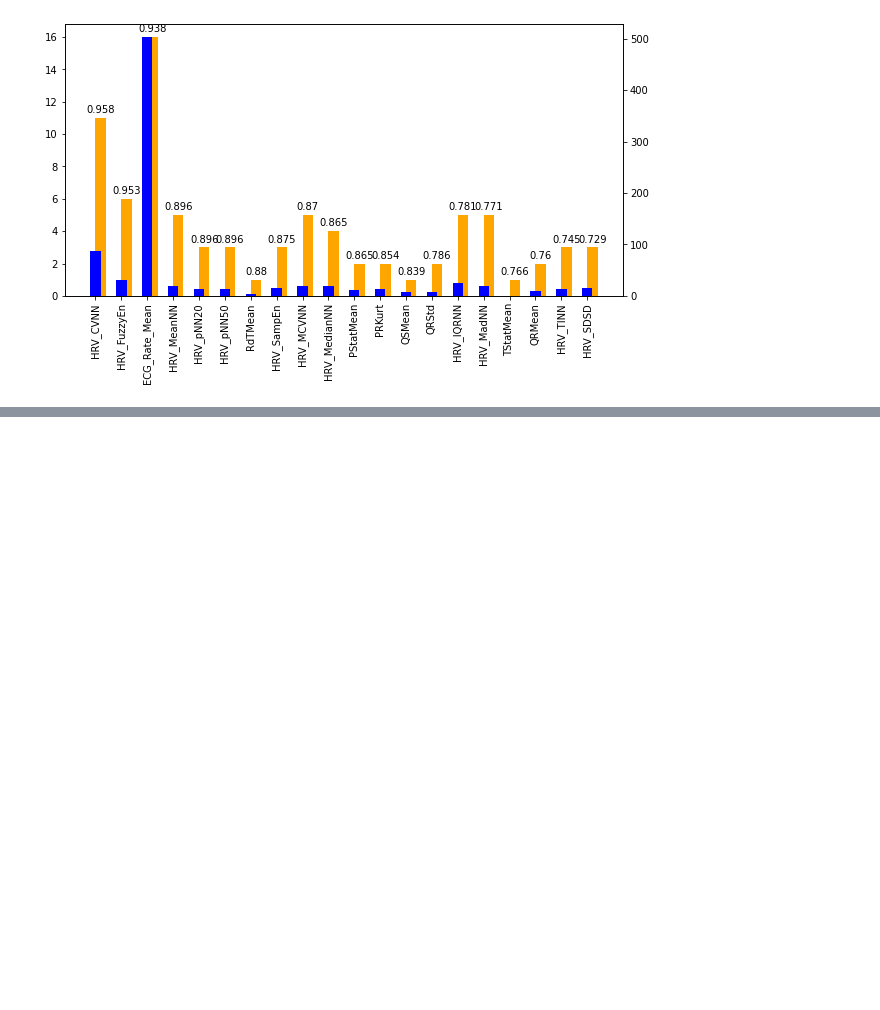
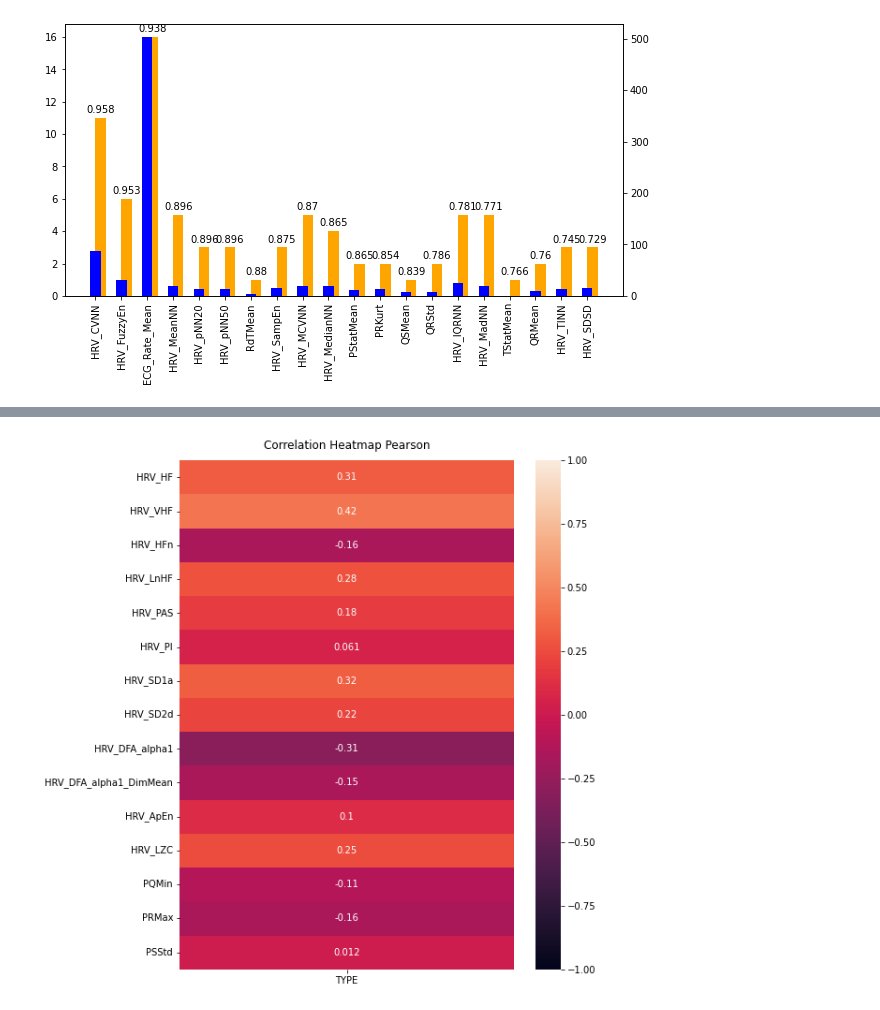
Before and after one commit to loewe2/die-sonderposten, a Jupyter notebook: xgbfeatures.ipynb, the cells around one changed output, grey strips where cells are left out. Drawn from its saved outputs; the diff is of its cells as text; code cells hidden in the pictures; blank space fills up the shorter version.

```diff
--- a/xgbfeatures.ipynb
+++ b/xgbfeatures.ipynb
@@ -147,0 +170,6 @@ TypeError: only size-1 arrays can be converted to Python scalars
+# %%
+plt.figure(figsize=(8, 10))
+heatmap = sns.heatmap(dat2.corr(method='pearson')['TYPE'].to_frame().drop('TYPE'), vmin=-1, vmax=1, annot=True)
+heatmap.set_title('Correlation Heatmap Pearson', fontdict={'fontsize':12}, pad=12);
+# %% [output]
+[figure, added]
```
Also changed, not shown: parts of 7 cells of this notebook.
